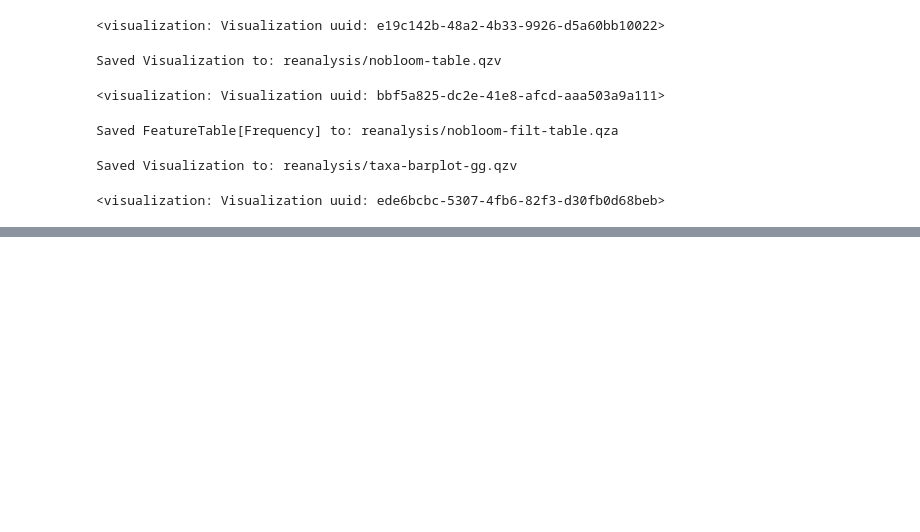
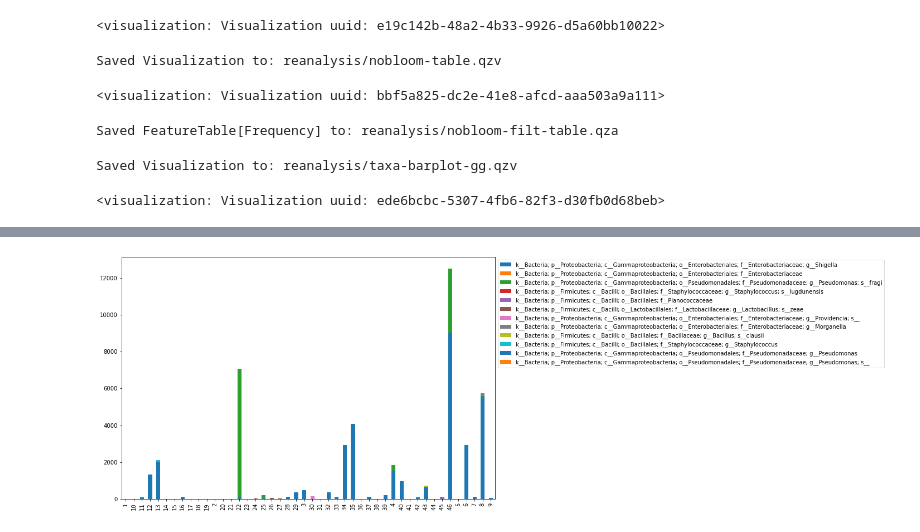
Before and after one commit to sterrettJD/Chemobrain, a Jupyter notebook: Filter-bloomed-and-reanalyze.ipynb, the cells around one changed output, grey strips where cells are left out. Cells and saved outputs as stored; diff of their text form; code cells hidden in the pictures; blank space fills up the shorter version.

```diff
--- a/Filter-bloomed-and-reanalyze.ipynb
+++ b/Filter-bloomed-and-reanalyze.ipynb
@@ -268,0 +335,8 @@ weighted_unifrac_sig_results.csv
+# %%
+ax = filtered_df_tax.T.plot(kind='bar', stacked=True,)
+ax.legend(bbox_to_anchor=[1,1])
+
+plt.gcf().set_size_inches(12,8)
+plt.show()
+# %% [output]
+[figure, added]
```
Also changed, not shown: parts of 43 cells of this notebook.
